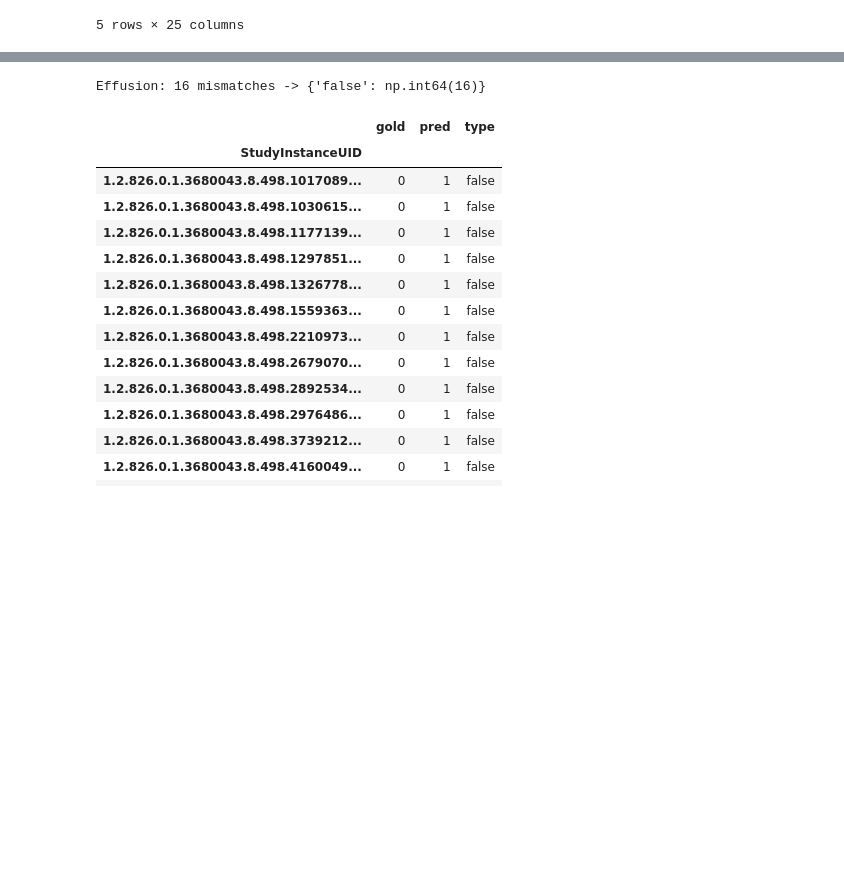
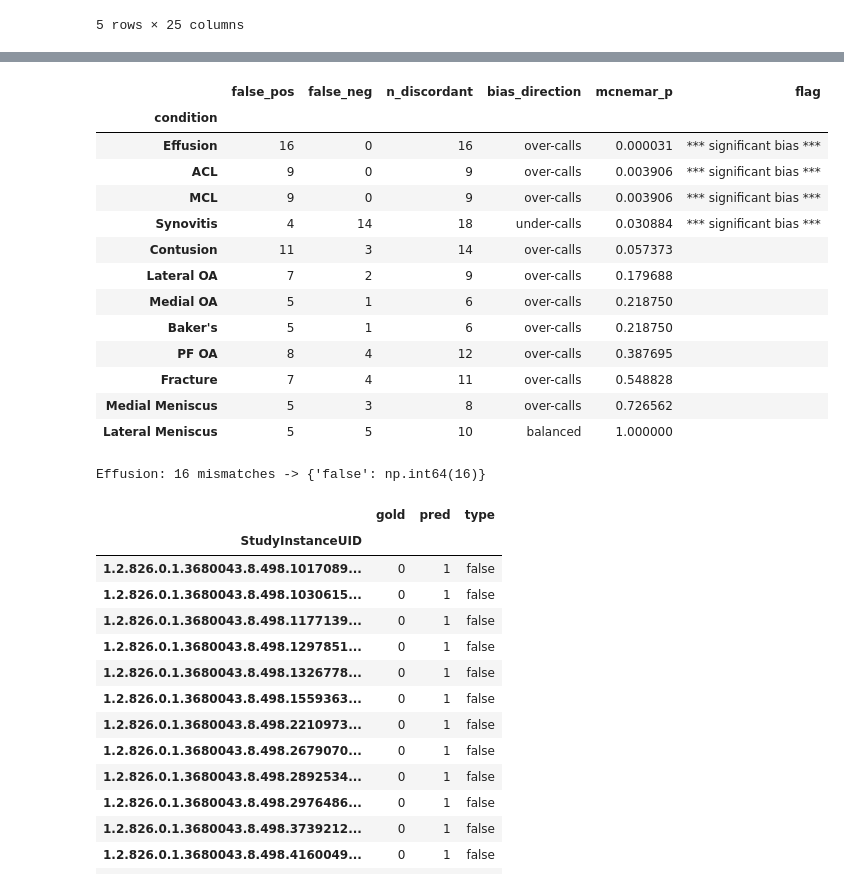
Before and after one commit to gperdrizet/RSNA-knee-abnormality, a Jupyter notebook: notebooks/02-label_extraction.ipynb, the cells around one changed output, grey strips where cells are left out. Saved outputs shown, nothing was run; the diff lists cells and outputs as text; code cells hidden in the pictures; blank space fills up the shorter version.

Commit message:
Added more calibration diagnostics and McNemar's exact test for error bias

```diff
--- a/notebooks/02-label_extraction.ipynb
+++ b/notebooks/02-label_extraction.ipynb
@@ -118,0 +174,17 @@ Mean accuracy: 0.816 | Mean kappa: 0.587
+# %%
+roc_aucs, pr_aps = {}, {}
+
+for c in label_cols:
+    g = (cmp_df[f'{c}_label'].fillna(0) == 1).astype(int).values
+    p = (cmp_df[f'{c}_pred'].fillna(0) == 1).astype(int).values
+
+    roc_aucs[c] = roc_auc_score(g, p)
+    pr_aps[c] = average_precision_score(g, p)
+
+mean_roc_auc = float(np.mean(list(roc_aucs.values())))
+mean_ap = float(np.mean(list(pr_aps.values())))
+
+print(f'Macro-average ROC AUC across {len(label_cols)} conditions: {mean_roc_auc:.3f}')
+print(f'Macro-average PR AUC (avg. precision) across {len(label_cols)} conditions: {mean_ap:.3f}')
+
+pd.DataFrame({'roc_auc': roc_aucs, 'avg_precision': pr_aps}).round(3).sort_values('roc_auc')
@@ -119,2 +213,44 @@ Mean accuracy: 0.816 | Mean kappa: 0.587
+# %%
+bias_recs = []
+
+for c in label_cols:
+    g = (cmp_df[f'{c}_label'].fillna(0) == 1).astype(int).values
+    p = (cmp_df[f'{c}_pred'].fillna(0) == 1).astype(int).values
+
+    false_pos = int(((g == 0) & (p == 1)).sum())  # labeler over-calls
+    false_neg = int(((g == 1) & (p == 0)).sum())  # labeler under-calls
+    n_discordant = false_pos + false_neg
+
+    # McNemar table: rows/cols don't matter here, only the off-diagonal (discordant) counts.
+    table = [[0, false_neg], [false_pos, 0]]
+    pvalue = mcnemar(table, exact=True).pvalue if n_discordant > 0 else float('nan')
+
+    bias_recs.append({
+        'condition': c,
+        'false_pos': false_pos,
+        'false_neg': false_neg,
+        'n_discordant': n_discordant,
+        'bias_direction': 'over-calls' if false_pos > false_neg else ('under-calls' if false_neg > false_pos else 'balanced'),
+        'mcnemar_p': pvalue,
+    })
+
+bias_tbl = pd.DataFrame(bias_recs).set_index('condition').sort_values('mcnemar_p')
+bias_tbl['flag'] = np.where(bias_tbl['mcnemar_p'] < 0.05, '*** significant bias ***', '')
+bias_tbl
+# %% [output]
+|  | false_pos | false_neg | n_discordant | bias_direction | mcnemar_p | flag |
+| condition |  |  |  |  |  |  |
+| Effusion | 16 | 0 | 16 | over-calls | 0.000031 | *** significant bias *** |
+| ACL | 9 | 0 | 9 | over-calls | 0.003906 | *** significant bias *** |
+| MCL | 9 | 0 | 9 | over-calls | 0.003906 | *** significant bias *** |
+| Synovitis | 4 | 14 | 18 | under-calls | 0.030884 | *** significant bias *** |
+| Contusion | 11 | 3 | 14 | over-calls | 0.057373 |  |
+| Lateral OA | 7 | 2 | 9 | over-calls | 0.179688 |  |
+| Medial OA | 5 | 1 | 6 | over-calls | 0.218750 |  |
+| Baker's | 5 | 1 | 6 | over-calls | 0.218750 |  |
+| PF OA | 8 | 4 | 12 | over-calls | 0.387695 |  |
+| Fracture | 7 | 4 | 11 | over-calls | 0.548828 |  |
+| Medial Meniscus | 5 | 3 | 8 | over-calls | 0.726562 |  |
+| Lateral Meniscus | 5 | 5 | 10 | balanced | 1.000000 |  |
 # %%
 # Mismatches per condition (condition = the condition you want to audit)
```
Also changed, not shown: parts of 17 cells of this notebook.
